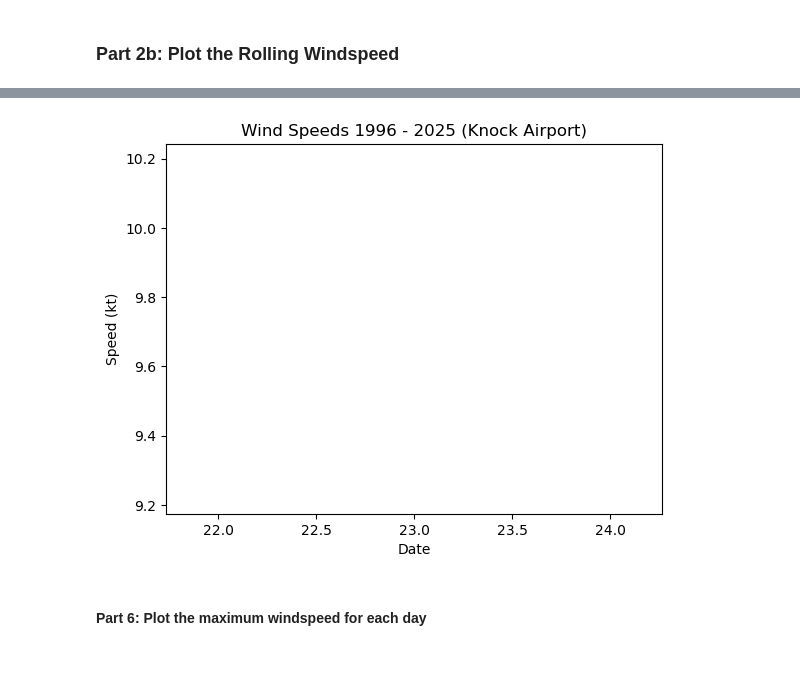
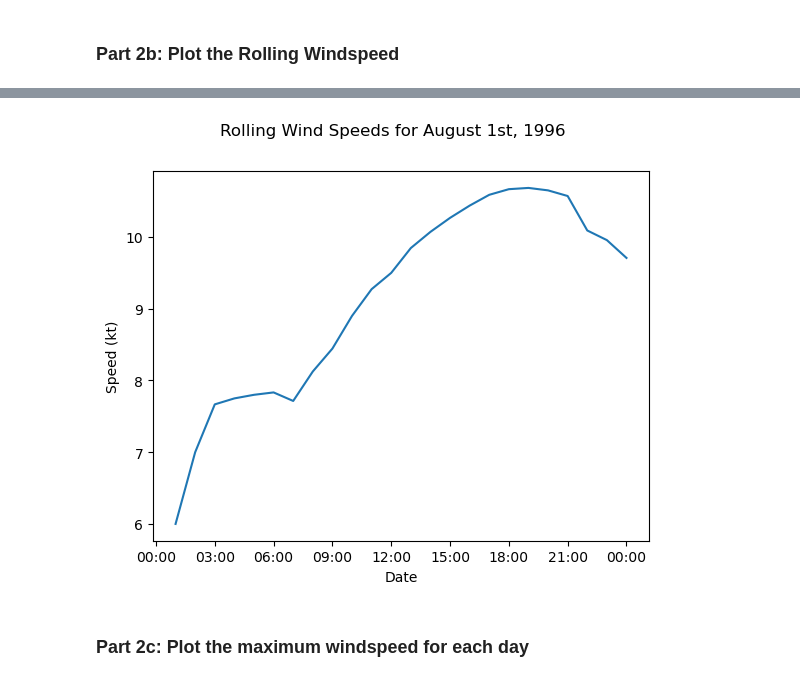
Before and after one commit to callagg2/PFDA, a Jupyter notebook: assignments/assignment06-Weather.ipynb, the cells around one changed output, grey strips where cells are left out. Drawn from its saved outputs; the diff is of its cells as text; code cells hidden in the pictures.

Commit message:
answered more of second set of plots

```diff
--- a/assignments/assignment06-Weather.ipynb
+++ b/assignments/assignment06-Weather.ipynb
@@ -317,8 +328,9 @@ plt.show()
 # %% [markdown]
 ### Part 2b: Plot the Rolling Windspeed
 # %%
-df_wdsp =df_wdsp.iloc[0:24]
+# Looking at the first 24 entries, they are all the hourly figures. So I will use iloc on the index
+print(f"{df_wdsp.head(24)}")
 
-rolling_mean=df_wdsp["wdsp"].rolling(window=24).mean()
-print(f"{rolling_mean}")
+# this takes the first 24 values
+df_wdsp_subset =df_wdsp.iloc[0:24]
 # %% [output]
@@ -341,0 +354,8 @@ Name: wdsp, dtype: float64
+# %%
+# Pandas allows us to calculate the rolling value over a particular period,
+# more can be learned here https://pandas.pydata.org/docs/reference/api/pandas.DataFrame.rolling.html#pandas.DataFrame.rolling
+
+# I will append a new column for the rolling mean windspeed to my dataframe
+df_wdsp_subset["rolling_mean_windspeed"] = df_wdsp_subset["wdsp"].rolling(window=24, min_periods=1).mean()
+
+print(f"My dataframe now looks like this now:\n{df_wdsp_subset.head(24)}")
@@ -342,21 +385,21 @@ Name: wdsp, dtype: float64
 # %%
-# Plotting the windspeed.
+# Plotting the rolling mean windspeed.
 
-# We use numpy to create two arrays, one for our dates and the other for windspeed
-# Because it takes a long time to render out the graph over the whole period,
-# I'm going to take a subset of the period
-df_wdsp =df_wdsp.iloc[0:24]
+# I will use fig.ax method
+fig,ax = plt.subplots()
 
-x = np.array(df_wdsp.index)
-y = np.array(rolling_mean)
+ax.plot(df_wdsp_subset["date"],df_wdsp_subset["rolling_mean_windspeed"])
+ax.set_xlabel("Date")
+ax.set_ylabel("Speed (kt)")
 
-plt.xlabel("Date")
-plt.ylabel("Speed (kt)")
-plt.title("Wind Speeds 1996 - 2025 (Knock Airport)")
+fig.suptitle("Rolling Wind Speeds for August 1st, 1996")
 
-plt.plot(x,y)
-plt.show()
+# Using the fig.autofmt_xdate() function does not work because I have only one date yet I have 24 hours that need to be shown
+# thankfully someone has already solved this. First I did a Google Search, and it gave me the example
+xfmt = mdates.DateFormatter('%H:%M')
+ax.xaxis.set_major_formatter(xfmt)
+# more on mdates.DateFormatter can be found here https://stackoverflow.com/questions/73110081/matplotlib-dates-dateformatter-forcing-the-display-of-nanoseconds
 # %% [output]
-[figure, old version]
+[figure, new version]
 # %% [markdown]
-#### Part 6: Plot the maximum windspeed for each day
+### Part 2c: Plot the maximum windspeed for each day
```
Also changed, not shown: parts of 17 cells of this notebook, 2 other files.
